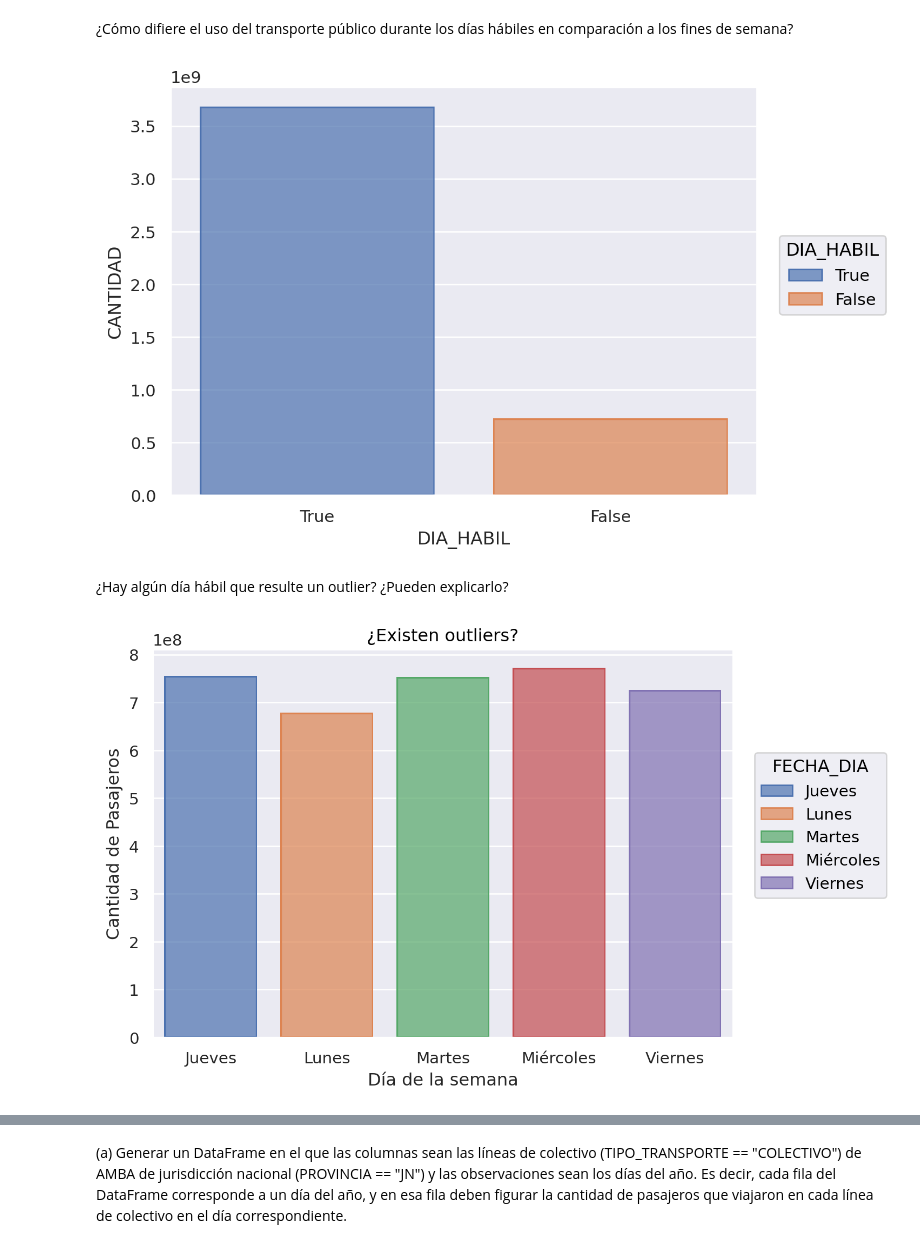
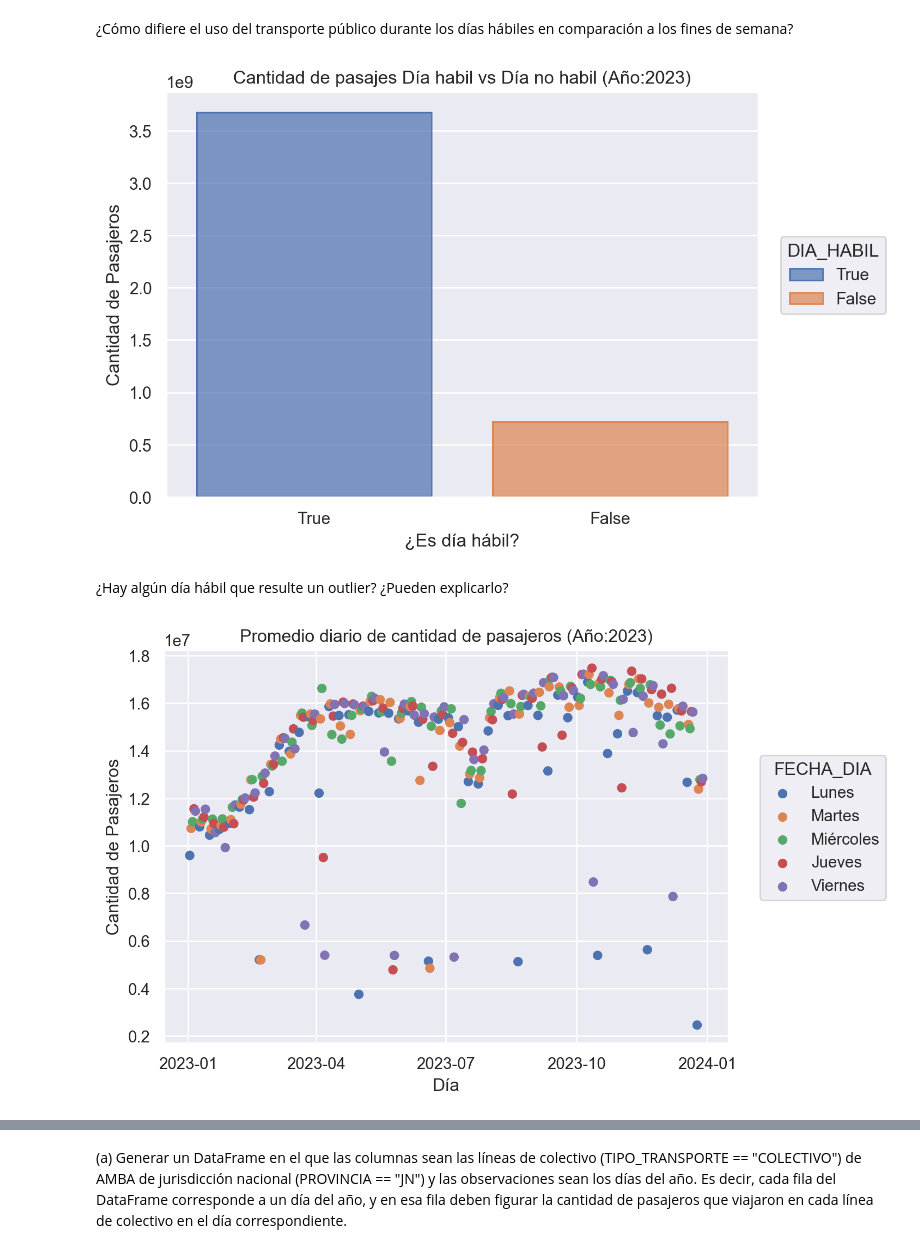
Before and after one commit to mgresnik/trabajo_practico_nro_1, a Jupyter notebook: Laboratorio_de_datos_(LCD)_IC_2024_Trabajo_Práctico_N°_1.ipynb, the cells around one changed output, grey strips where cells are left out. Saved outputs shown, nothing was run; the diff lists cells and outputs as text; code cells hidden in the pictures.

Commit message:
Se sube hasta el punto 4 inclusive

```diff
--- a/Laboratorio_de_datos_(LCD)_IC_2024_Trabajo_Práctico_N°_1.ipynb
+++ b/Laboratorio_de_datos_(LCD)_IC_2024_Trabajo_Práctico_N°_1.ipynb
@@ -155,3 +178,11 @@ id_min_std_pasajeros
 
 ¿Cómo varía el uso del transporte público a lo largo del año?
+# %%
+# Carga del archivo para reinicial el data frame
+df_sube = pd.read_csv("sube-2023.csv")
+
+# Se cambia el tipo de datos de la columna DIA_TRANSPORTE y se crean las columna FECHA_DIA y FECHA_MES que se utilizarán mas adelante
+df_sube['DIA_TRANSPORTE'] = pd.to_datetime(df_sube['DIA_TRANSPORTE'], format='%Y-%m-%d')
+df_sube['FECHA_MES'] = df_sube['DIA_TRANSPORTE'].apply(lambda z: z.month)
+df_sube['FECHA_DIA'] = df_sube['DIA_TRANSPORTE'].apply(lambda x: dia_sem(x.weekday()))
 # %%
@@ -199,24 +263,29 @@ so.Plot(data=variacion_anual,
 # %% [markdown]
 ¿Cómo difiere el uso del transporte público durante los días hábiles en comparación a los fines de semana?
 # %%
+# Se agreaga la columna DIA_HABIL que indica is un día es o no es hábil
 df_sube['DIA_HABIL']= df_sube['FECHA_DIA'].isin(dias_habiles)
+
+# Se visualiza la proporción del uso del transporte en los días hábiles y no hábiles
 uso_transporte=df_sube.groupby(['DIA_HABIL'])['CANTIDAD'].sum().reset_index()
-(
+p=(
     so.Plot(data=uso_transporte, x='DIA_HABIL',y='CANTIDAD',color='DIA_HABIL')
     .add(so.Bar())
 )
+p.label(y='Cantidad de Pasajeros',x='¿Es día hábil?',title='Cantidad de pasajes Día habil vs Día no habil (Año:2023)')
 # %% [output]
-[figure, old version]
+[figure, new version]
 # %% [markdown]
 ¿Hay algún día hábil que resulte un outlier? ¿Pueden explicarlo?
 # %%
-df_sube['DIA_HABIL']=df_sube['FECHA_DIA'].isin(dias_habiles)
-uso_transporte=df_sube.groupby(['FECHA_DIA','DIA_HABIL'])['CANTIDAD'].sum().reset_index()
-uso_transporte=uso_transporte[uso_transporte['DIA_HABIL']]
+df_medios_transporte= df_sube[df_sube['DIA_HABIL']].groupby(['DIA_TRANSPORTE','FECHA_DIA'])['CANTIDAD'].sum().reset_index()
+
 p=(
-    so.Plot(data=uso_transporte, x='FECHA_DIA',y='CANTIDAD')
-    .add(so.Bar(),color='FECHA_DIA')
+    so.Plot(data=df_medios_transporte,
+            x='DIA_TRANSPORTE',
+            y='CANTIDAD')
+    .add(so.Dot(),so.Agg("mean"),color='FECHA_DIA')
 )
-p.label(y='Cantidad de Pasajeros',x='Día de la semana',title='¿Existen outliers?')
+p.label(y='Cantidad de Pasajeros',x='Día',title='Promedio diario de cantidad de pasajeros (Año:2023)')
 # %% [output]
-[figure, old version]
+[figure, new version]
```
Also changed, not shown: parts of 34 cells of this notebook, 1 other file.
